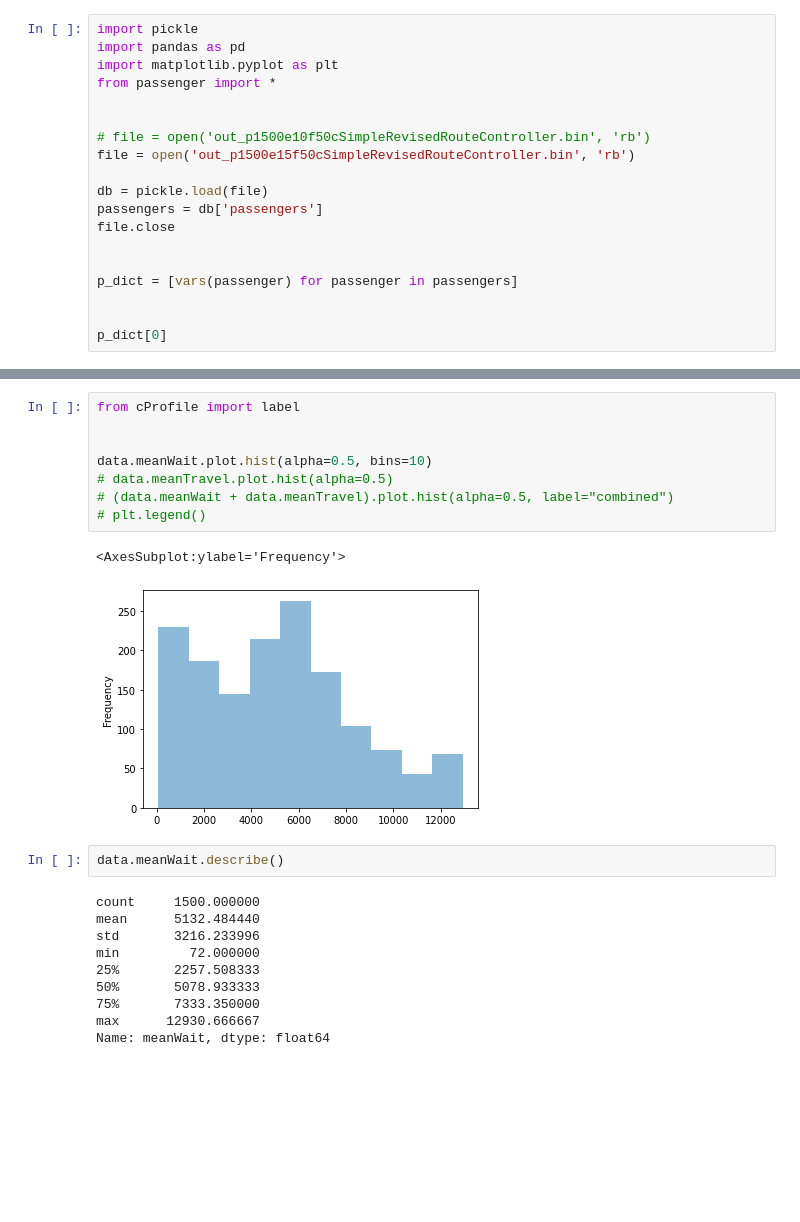
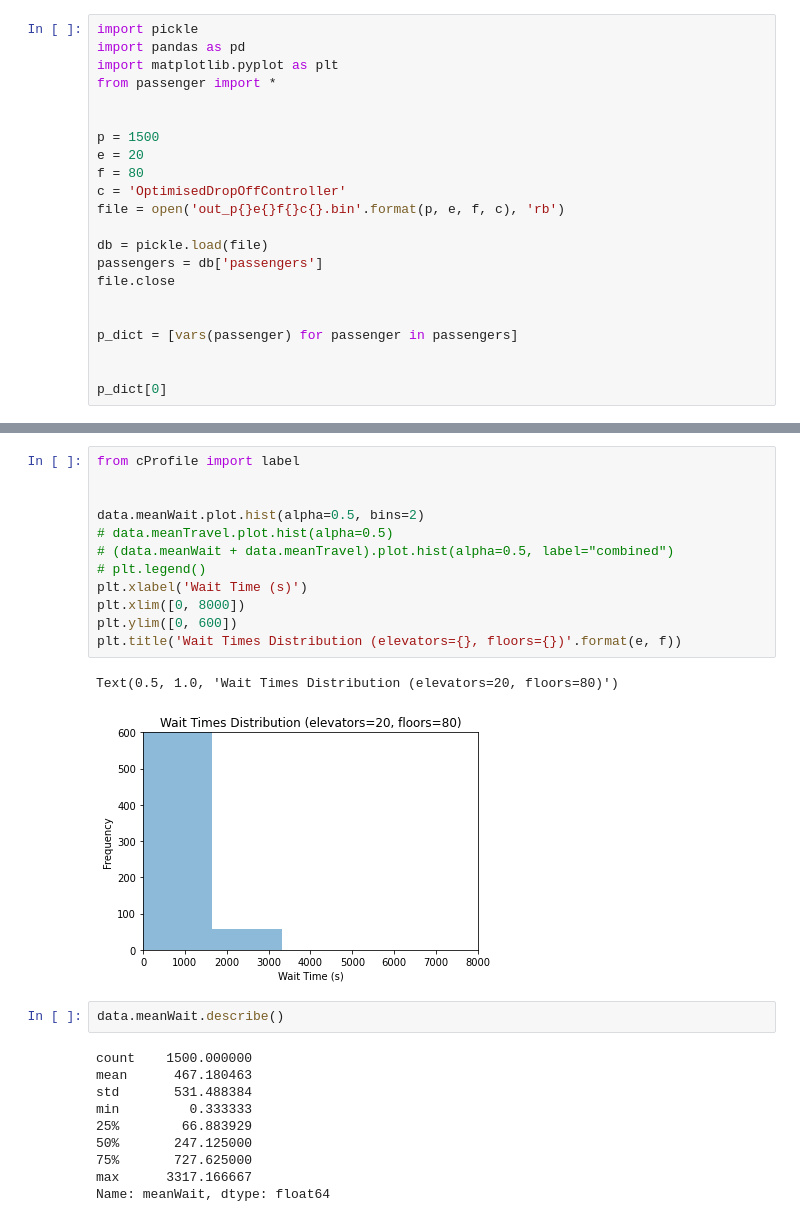
Before and after one commit to shivunchinniah/egc_simulator, a Jupyter notebook: src/simulation/passengerAnalysis.ipynb, the cells around one changed output, grey strips where cells are left out. Cells and saved outputs as stored; diff of their text form; blank space fills up the shorter version.

```diff
--- a/src/simulation/passengerAnalysis.ipynb
+++ b/src/simulation/passengerAnalysis.ipynb
@@ -5,8 +5,11 @@ import matplotlib.pyplot as plt
 from passenger import *
 
 
-# file = open('out_p1500e10f50cSimpleRevisedRouteController.bin', 'rb')
-file = open('out_p1500e15f50cSimpleRevisedRouteController.bin', 'rb')
+p = 1500
+e = 20
+f = 80
+c = 'OptimisedDropOffController'
+file = open('out_p{}e{}f{}c{}.bin'.format(p, e, f, c), 'rb')
 
 db = pickle.load(file)
 passengers = db['passengers']
@@ -68,25 +56,29 @@ data
 # %%
 from cProfile import label
 
 
-data.meanWait.plot.hist(alpha=0.5, bins=10)
+data.meanWait.plot.hist(alpha=0.5, bins=2)
 # data.meanTravel.plot.hist(alpha=0.5)
 # (data.meanWait + data.meanTravel).plot.hist(alpha=0.5, label="combined")
 # plt.legend()
+plt.xlabel('Wait Time (s)')
+plt.xlim([0, 8000])
+plt.ylim([0, 600])
+plt.title('Wait Times Distribution (elevators={}, floors={})'.format(e, f))
 # %% [output]
-<AxesSubplot:ylabel='Frequency'>
+Text(0.5, 1.0, 'Wait Times Distribution (elevators=20, floors=80)')
-[figure, old version]
+[figure, new version]
 # %%
 data.meanWait.describe()
 # %% [output]
-count     1500.000000
-mean      5132.484440
-std       3216.233996
-min         72.000000
-25%       2257.508333
-50%       5078.933333
-75%       7333.350000
-max      12930.666667
+count    1500.000000
+mean      467.180463
+std       531.488384
+min         0.333333
+25%        66.883929
+50%       247.125000
+75%       727.625000
+max      3317.166667
 Name: meanWait, dtype: float64
 # %%
 throughput = db['throughput']
```
Also changed, not shown: parts of 5 cells of this notebook, 5 other files.
